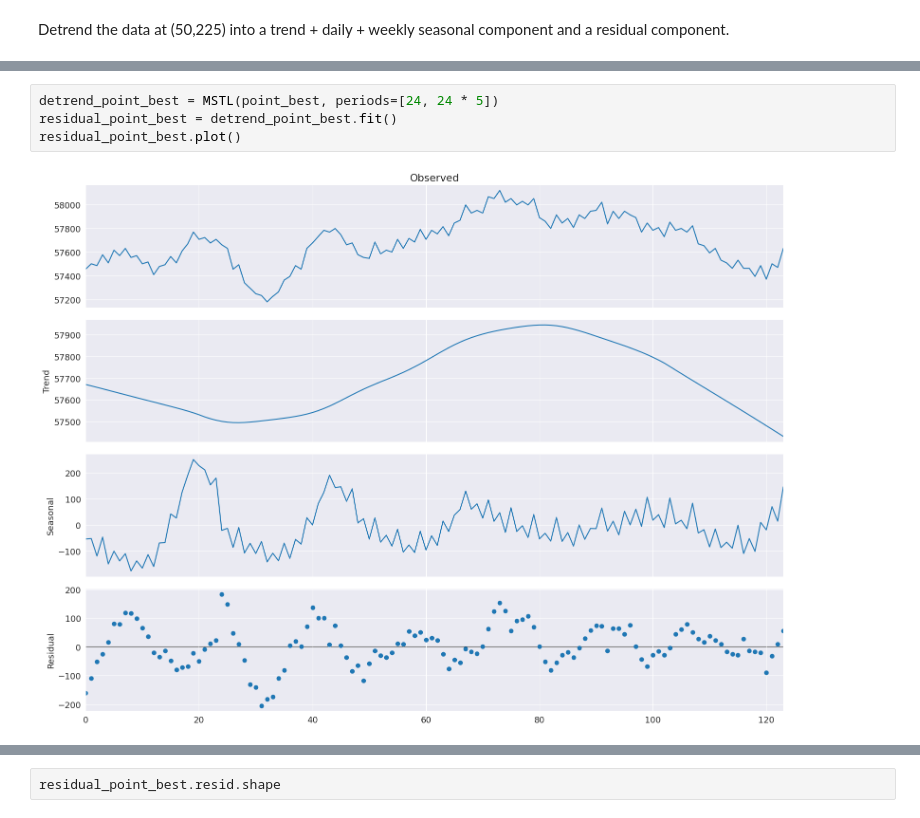
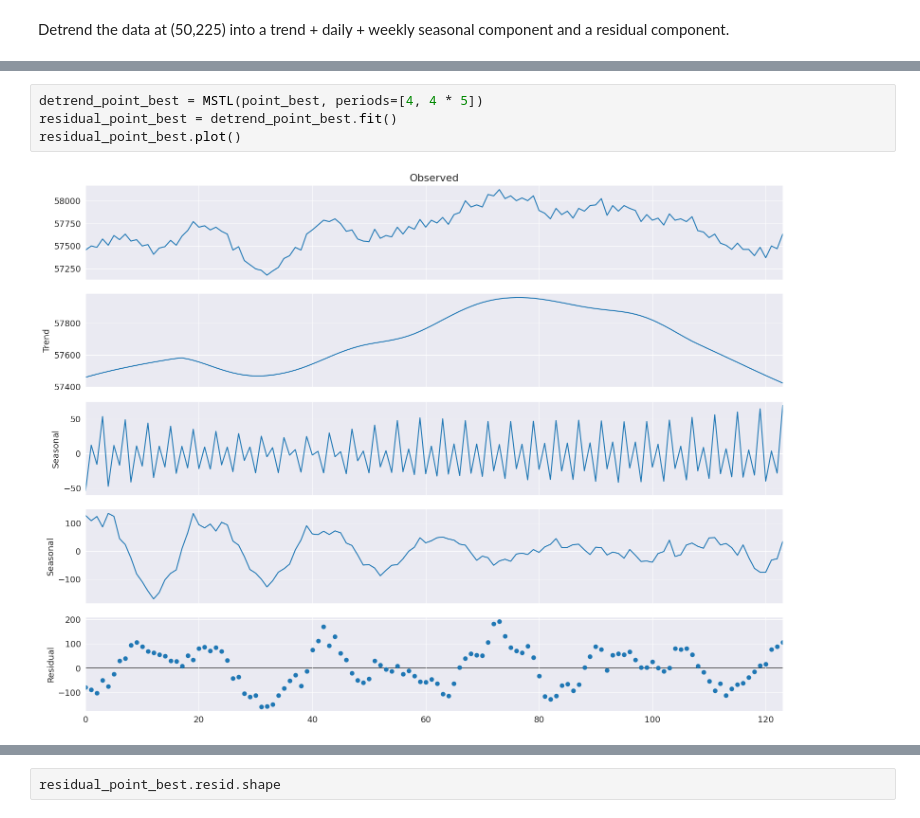
Before and after one commit to sunnyw22/STGP-for-weather-forecasting, a Jupyter notebook: GPRs/detrending_data.ipynb, the cells around one changed output, grey strips where cells are left out. Saved outputs shown, nothing was run; the diff lists cells and outputs as text.

```diff
--- a/GPRs/detrending_data.ipynb
+++ b/GPRs/detrending_data.ipynb
@@ -53,6 +53,6 @@ residual_point_worst.plot()
 # %%
-detrend_point_best = MSTL(point_best, periods=[24, 24 * 5])
+detrend_point_best = MSTL(point_best, periods=[4, 4 * 5])
 residual_point_best = detrend_point_best.fit()
 residual_point_best.plot()
 # %% [output]
-[figure, old version]
+[figure, new version]
```
Also changed, not shown: parts of 4 cells of this notebook, 1 other file.
